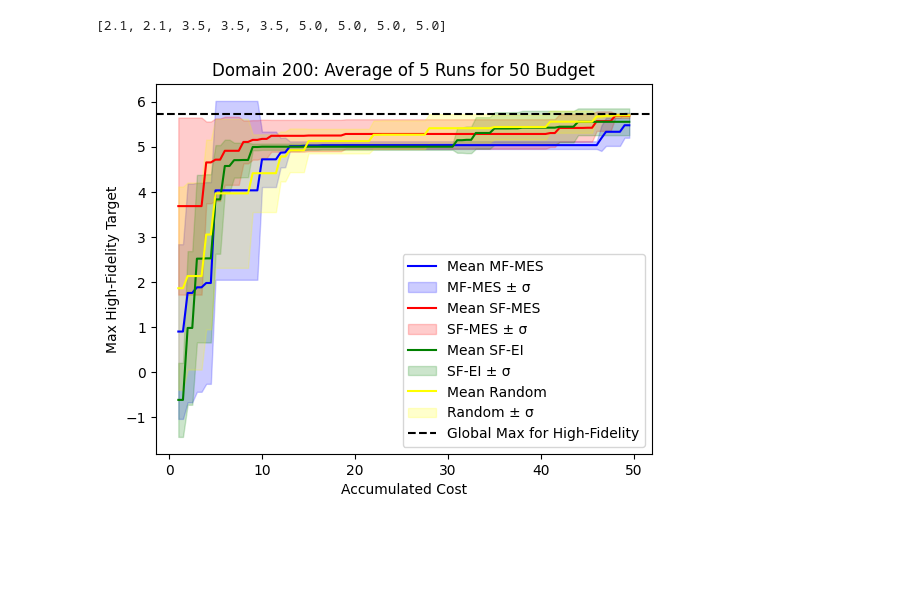
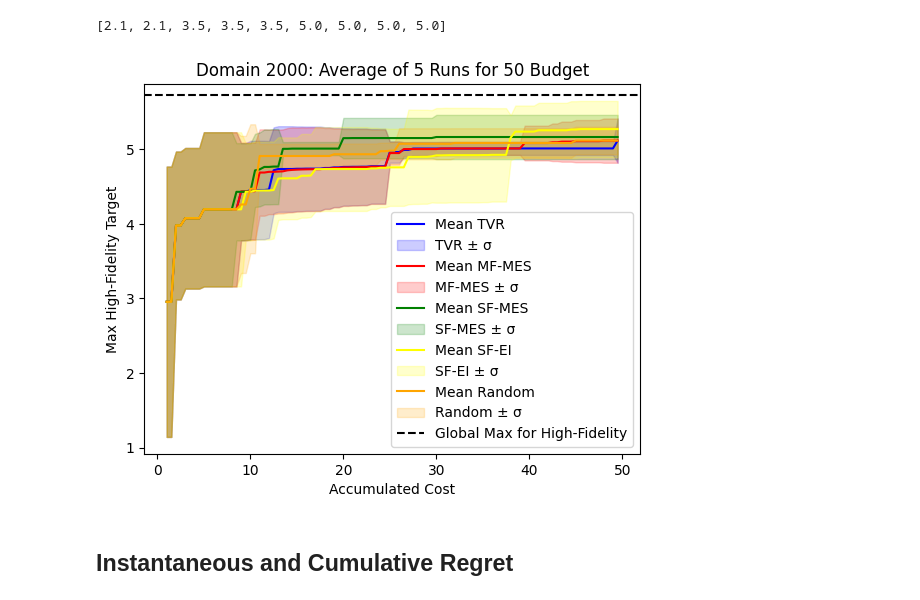
Before and after one commit to kernelCruncher/MFBO, a Jupyter notebook: notebooks/MESSyntheticFunction.ipynb, the cells around one changed output. Drawn from its saved outputs; the diff is of its cells as text; code cells hidden in the pictures; blank space fills up the shorter version.

```diff
--- a/notebooks/MESSyntheticFunction.ipynb
+++ b/notebooks/MESSyntheticFunction.ipynb
@@ -192,3 +251,9 @@ def runEI(model, Xrpr, previous_evaluations):
+# %%
+X = torch.tensor(np.array([[1.1], [1.2], [1.3]]))
+y = torch.tensor(np.array([[1.4], [1.6], [1.9]]))
+model = SingleTaskGP(X, y)
+output = model.posterior(torch.tensor([[1], [2]]))
+varaince = 1
 # %%
 def optimiseAcquisitionFunction(sortedAcqusitionScores, domain, trainingData, index_store):
     # X_detached = trainingData.detach().numpy()
@@ -233,7 +298,7 @@ def run_entire_cycle(train_x_full,
         model = SingleTaskGP(train_x_full, train_obj) if sf else SingleTaskMultiFidelityGP(train_x_full, train_obj, data_fidelity=1)
         mll = ExactMarginalLogLikelihood(model.likelihood, model)
         fit_gpytorch_mll(mll)
-        acquisitionScores = func(model=model, Xrpr=domain_X_only, previous_evaluations=train_obj)
+        acquisitionScores = func(model=model, Xrpr=domain_X_only, previous_evaluations=train_obj, train_x_past=train_x_full )
         sorted_acqusition_scores = acquisitionScores.argsort(descending=True)
         top_candidate, fidelity, evaluation = optimiseAcquisitionFunction(sorted_acqusition_scores, domain, train_x_full, index_store)
         fidelity_history.append(fidelity)
@@ -260,13 +325,13 @@ def run_entire_cycle_random(no_of_iterations, domain, x_train=None):
         return torch.tensor(train_X_full), torch.tensor(train_obj).unsqueeze(-1), cumulative_cost, [2 * x  for x in index_store]
     else:
         # This is for when we want to do a random search, but keep the initial points already computed in the initial sampling used by other techniques.
-        # The value of this is when we wish to compare precisely how the paths diverged for different techniques.
-        no_of_iterations_red =  no_of_iterations - len(x_train)
+        # The benefit of this is when we wish to compare precisely how the paths diverged for different techniques.
+        no_of_iterations_left =  no_of_iterations - len(x_train)
 
         high_fidelity_points =  np.array([x for x in domain if ((x[:-1].tolist() not in x_train.tolist()) and (x[1] == 1.0)) ])
 
         number_of_hf_points = len(high_fidelity_points)
-        index_store = random.sample(range(number_of_hf_points), no_of_iterations_red)
+        index_store = random.sample(range(number_of_hf_points), no_of_iterations_left)
         train_X_full = torch.cat([x_train, torch.tensor(high_fidelity_points[index_store][:, :-1])])
         index_store = [domain[:, :-1].tolist().index(x) for x in train_X_full.tolist()]
         train_obj = domain[index_store][:, -1]
@@ -519,7 +639,20 @@ def run_entire_cycle_random_batch(no_of_iterations, experiments, fileName):
 N_EXP_BATCH = 5
 INIT_SAMPLE_SIZE_BATCH=5
 ALLOCATED_BUDGET_BATCH = 50
-# fileName = 'SampleSpaces/20240609-140133.csv'
+fileName = 'SampleSpaces/20240609-140133.csv'
+domain = np.loadtxt(fileName, delimiter=',')
+
+rand_sample = [random.sample(range(int(len(domain)/2)), INIT_SAMPLE_SIZE_BATCH) for j in range(N_EXP_BATCH)]
+predefined_indices = [[2 * x  for x in  rand_sample[i]] + [1 + 2 * x for x in rand_sample[i]] for i in range(N_EXP_BATCH)]
+
+train_x_full_tvr_batch, train_obj_tvr_batch, cumulative_cost_tvr_batch, index_store_tvr_batch = run_entire_cycle_batch(
+    N_EXP_BATCH,
+    fileName,
+    INIT_SAMPLE_SIZE_BATCH,
+    runMes,
+    allocated_budget = ALLOCATED_BUDGET_BATCH,
+    predefined_indices_batch = predefined_indices
+    );
 
 train_x_full_mes_batch, train_obj_mes_batch, cumulative_cost_mes_batch, index_store_mes_batch = run_entire_cycle_batch(
     N_EXP_BATCH,
@@ -527,6 +660,7 @@ train_x_full_mes_batch, train_obj_mes_batch, cumulative_cost_mes_batch, index_st
     INIT_SAMPLE_SIZE_BATCH,
     runMes,
     allocated_budget = ALLOCATED_BUDGET_BATCH,
+    predefined_indices_batch = predefined_indices
     );
 
 train_x_full_sfmes_batch, train_obj_sfmes_batch, cumulative_cost_sfmes_batch, index_store_sfmes_batch = run_entire_cycle_batch(
@@ -535,7 +669,8 @@ train_x_full_sfmes_batch, train_obj_sfmes_batch, cumulative_cost_sfmes_batch, in
     INIT_SAMPLE_SIZE_BATCH,
     runMes,
     allocated_budget = ALLOCATED_BUDGET_BATCH,
-    sf=True
+    sf=True,
+    predefined_indices_batch = predefined_indices
     );
 
 train_x_full_ei_batch, train_obj_ei_batch, cumulative_cost_ei_batch, index_store_ei_batch = run_entire_cycle_batch(
@@ -544,17 +679,19 @@ train_x_full_ei_batch, train_obj_ei_batch, cumulative_cost_ei_batch, index_store
     INIT_SAMPLE_SIZE_BATCH,
     runEI,
     allocated_budget = ALLOCATED_BUDGET_BATCH,
-    sf=True
+    sf=True,
+    predefined_indices_batch = predefined_indices
     );
 
 train_x_full_random_batch, train_obj_random_batch, cumulative_cost_random_batch, index_store_random_batch = run_entire_cycle_random_batch(
     ALLOCATED_BUDGET_BATCH,
     N_EXP_BATCH,
-    fileName
+    fileName,
+    predefined_indices_batch=predefined_indices
     );
 # %%
-
 searchDictBatch = {
+    "TVR": (train_x_full_tvr_batch, train_obj_tvr_batch, cumulative_cost_tvr_batch),
     "MF-MES": (train_x_full_mes_batch, train_obj_mes_batch, cumulative_cost_mes_batch),
     "SF-MES": (train_x_full_sfmes_batch, train_obj_sfmes_batch, cumulative_cost_sfmes_batch),
     "SF-EI": (train_x_full_ei_batch, train_obj_ei_batch, cumulative_cost_ei_batch),
@@ -615,34 +752,36 @@ print(discretise_cost_and_maximise( [2.1, 0.9, 3.5, 2.3, 5], [1,   1.5, 2,   2.5
 [2.1, 2.1, 3.5, 3.5, 3.5, 5.0, 5.0, 5.0, 5.0]
 # %%
 # Here we plot the mean maximum high-fidelity target reached so far with SD for a batch of experiments.
-def plot_cost_batch(domain, dictionary, title, allocated_budget, colour=['blue', 'red', 'green', 'yellow']):
+def plot_cost_batch(domain, dictionary, title, allocated_budget, colour=['blue', 'red', 'green', 'yellow', 'orange']):
     max_in_space= np.max(domain[np.where(domain[:, 1] == 1.0)])
     for id, search_alg in enumerate(dictionary):
         aggregate_max_target = []
         train_x_full_batch, train_obj_batch, cumulative_cost_batch = dictionary[search_alg]
         cost_range = list(np.arange(1,allocated_budget,0.5))
 
         for batch_no in range(len(train_x_full_batch)):
             cumulative_cost_array = np.array(cumulative_cost_batch[batch_no])
             hf_indices = np.where(train_x_full_batch[batch_no][:, 1]==1.0)
             high_fidelity_obj = train_obj_batch[batch_no][np.where(train_x_full_batch[batch_no][:, 1]==1.0)].detach().numpy().squeeze(-1)
             max_target = discretise_cost_and_maximise(high_fidelity_obj, cost_range, cumulative_cost_array, hf_indices)
             aggregate_max_target.append(max_target)
 
         maximum_aggregate_mean = np.mean(aggregate_max_target, axis = 0)
         maximum_aggregate_lowerbound = maximum_aggregate_mean - np.std(aggregate_max_target, axis = 0)
         maximum_aggregate_upperbound = maximum_aggregate_mean + np.std(aggregate_max_target, axis = 0)
         plt.plot(cost_range, maximum_aggregate_mean, label=f'Mean {search_alg}', color=colour[id])
         plt.fill_between(x=cost_range, y1=maximum_aggregate_lowerbound, y2=maximum_aggregate_upperbound, color=colour[id], alpha=0.2, label=f'{search_alg} \xb1 \u03C3')
     plt.axhline(y=max_in_space, color='black', linestyle='--', label='Global Max for High-Fidelity')
     plt.xlabel('Accumulated Cost')
     plt.ylabel('Max High-Fidelity Target')
     plt.title(title)
     plt.legend(loc='lower right')
 
 plot_cost_batch(domain, searchDictBatch, f'Domain {int(len(domain)/2)}: Average of {N_EXP_BATCH} Runs for {ALLOCATED_BUDGET_BATCH} Budget', ALLOCATED_BUDGET_BATCH )
 # %% [output]
-[figure, old version]
+[figure, new version]
+# %% [markdown]
+## Instantaneous and Cumulative Regret
 # %%
 # Instantaneous Regret and Cumulative Regret
 # We focus only on the high-fidelity points.
```
Also changed, not shown: parts of 41 cells of this notebook.
